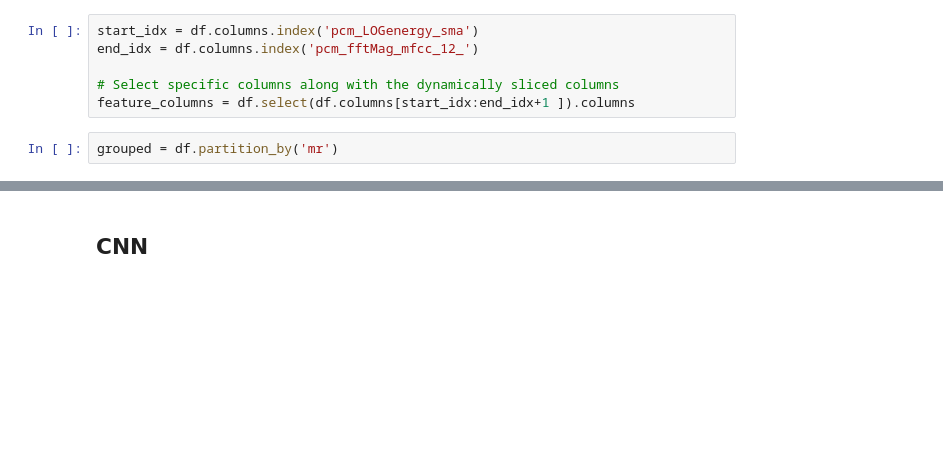
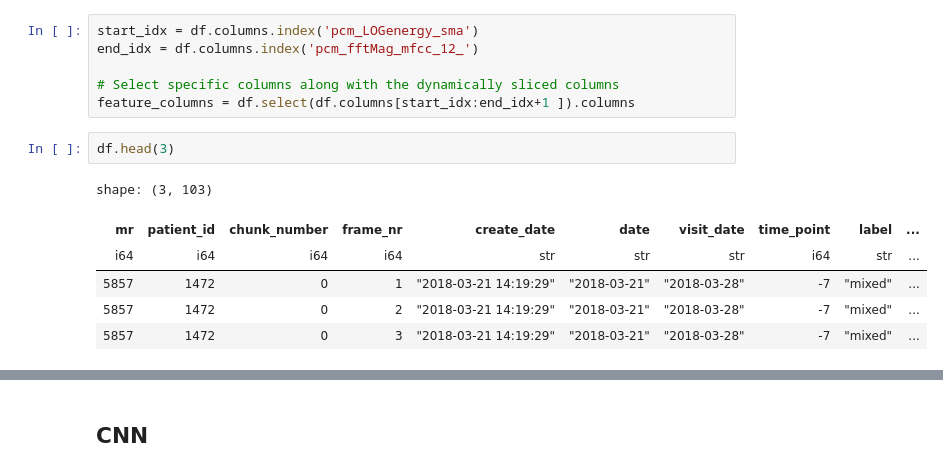
Before and after one commit to kaminskaolga/phd_NN, a Jupyter notebook: cnn_lstm.ipynb, the cells around one changed output, grey strips where cells are left out. Cells and saved outputs as stored; diff of their text form; blank space fills up the shorter version.

```diff
--- a/cnn_lstm.ipynb
+++ b/cnn_lstm.ipynb
@@ -112,5 +212,12 @@ end_idx = df.columns.index('pcm_fftMag_mfcc_12_')
 
 # Select specific columns along with the dynamically sliced columns
 feature_columns = df.select(df.columns[start_idx:end_idx+1 ]).columns
-# %%
-grouped = df.partition_by('mr')
+# %%
+df.head(3)
+# %% [output]
+shape: (3, 103)
+| mr | patient_id | chunk_number | frame_nr | create_date | date | visit_date | time_point | label | ... |
+| i64 | i64 | i64 | i64 | str | str | str | i64 | str | ... |
+| 5857 | 1472 | 0 | 1 | "2018-03-21 14:19:29" | "2018-03-21" | "2018-03-28" | -7 | "mixed" | ... |
+| 5857 | 1472 | 0 | 2 | "2018-03-21 14:19:29" | "2018-03-21" | "2018-03-28" | -7 | "mixed" | ... |
+| 5857 | 1472 | 0 | 3 | "2018-03-21 14:19:29" | "2018-03-21" | "2018-03-28" | -7 | "mixed" | ... |
```
Also changed, not shown: parts of 43 cells of this notebook.
